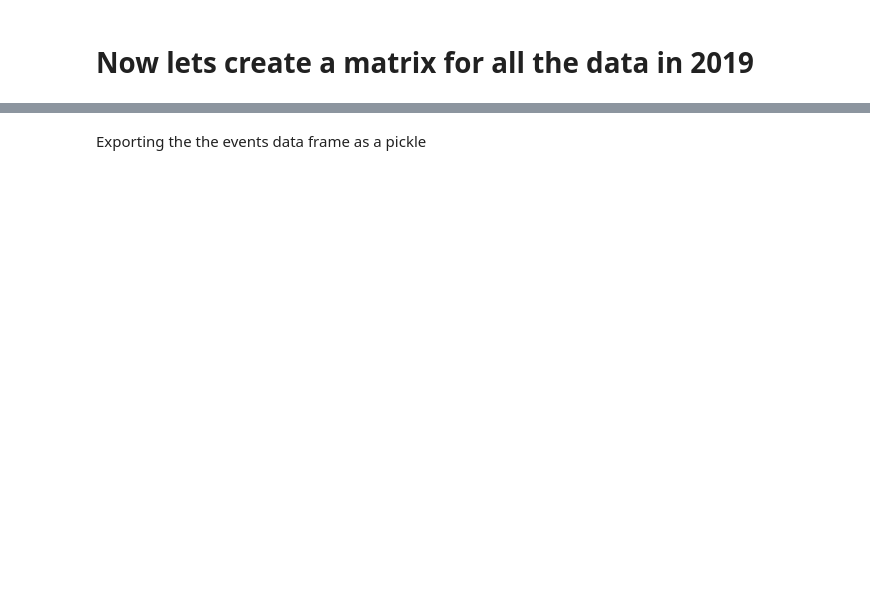
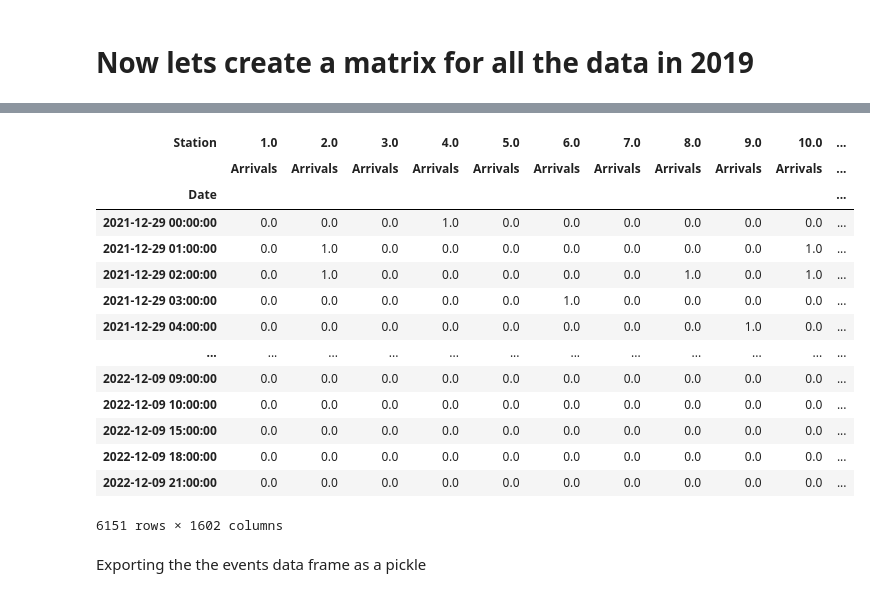
Before and after one commit to elrhmo/TfL_Bike_Analysis, a Jupyter notebook: data_prep.ipynb, the cells around one changed output, grey strips where cells are left out. Cells and saved outputs as stored; diff of their text form; code cells hidden in the pictures; blank space fills up the shorter version.

```diff
--- a/data_prep.ipynb
+++ b/data_prep.ipynb
@@ -951,5 +738,7 @@ ValueError: time data '2022-09-18 23:50' does not match format '%d/%m/%Y %H:%M'
 # %%
 events_data_2019 = compute_both_events(bd_data_2019_clean2)
+# %%
+events_data_2022 = compute_both_events(bd_data_2022_clean2)
 # %%
 # Finally rename the columns according to the chosen names for stations.
 events_2019 = events_data_2019.rename(mapper=station_allnames_newdic, axis=1, level=0)
@@ -957,3 +764,21 @@ events_2019 = events_2019.sort_index(axis=1, level=0)
+# %%
+events_data_2022
+# %% [output]
+| Station | 1.0 | 2.0 | 3.0 | 4.0 | 5.0 | 6.0 | 7.0 | 8.0 | 9.0 | 10.0 | ... |
+|  | Arrivals | Arrivals | Arrivals | Arrivals | Arrivals | Arrivals | Arrivals | Arrivals | Arrivals | Arrivals | ... |
+| Date |  |  |  |  |  |  |  |  |  |  | ... |
+| 2021-12-29 00:00:00 | 0.0 | 0.0 | 0.0 | 1.0 | 0.0 | 0.0 | 0.0 | 0.0 | 0.0 | 0.0 | ... |
+| 2021-12-29 01:00:00 | 0.0 | 1.0 | 0.0 | 0.0 | 0.0 | 0.0 | 0.0 | 0.0 | 0.0 | 1.0 | ... |
+| 2021-12-29 02:00:00 | 0.0 | 1.0 | 0.0 | 0.0 | 0.0 | 0.0 | 0.0 | 1.0 | 0.0 | 1.0 | ... |
+| 2021-12-29 03:00:00 | 0.0 | 0.0 | 0.0 | 0.0 | 0.0 | 1.0 | 0.0 | 0.0 | 0.0 | 0.0 | ... |
+| 2021-12-29 04:00:00 | 0.0 | 0.0 | 0.0 | 0.0 | 0.0 | 0.0 | 0.0 | 0.0 | 1.0 | 0.0 | ... |
+| ... | ... | ... | ... | ... | ... | ... | ... | ... | ... | ... | ... |
+| 2022-12-09 09:00:00 | 0.0 | 0.0 | 0.0 | 0.0 | 0.0 | 0.0 | 0.0 | 0.0 | 0.0 | 0.0 | ... |
+| 2022-12-09 10:00:00 | 0.0 | 0.0 | 0.0 | 0.0 | 0.0 | 0.0 | 0.0 | 0.0 | 0.0 | 0.0 | ... |
+| 2022-12-09 15:00:00 | 0.0 | 0.0 | 0.0 | 0.0 | 0.0 | 0.0 | 0.0 | 0.0 | 0.0 | 0.0 | ... |
+| 2022-12-09 18:00:00 | 0.0 | 0.0 | 0.0 | 0.0 | 0.0 | 0.0 | 0.0 | 0.0 | 0.0 | 0.0 | ... |
+| 2022-12-09 21:00:00 | 0.0 | 0.0 | 0.0 | 0.0 | 0.0 | 0.0 | 0.0 | 0.0 | 0.0 | 0.0 | ... |
+6151 rows × 1602 columns
 # %% [markdown]
 Exporting the the events data frame as a pickle
 # %%
```
Also changed, not shown: parts of 58 cells of this notebook.
